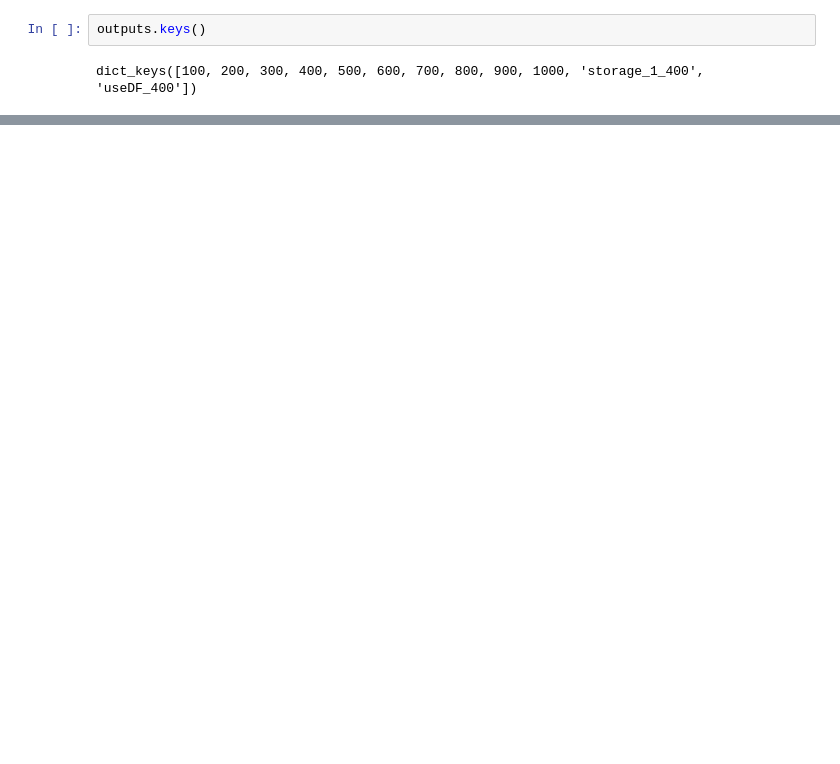
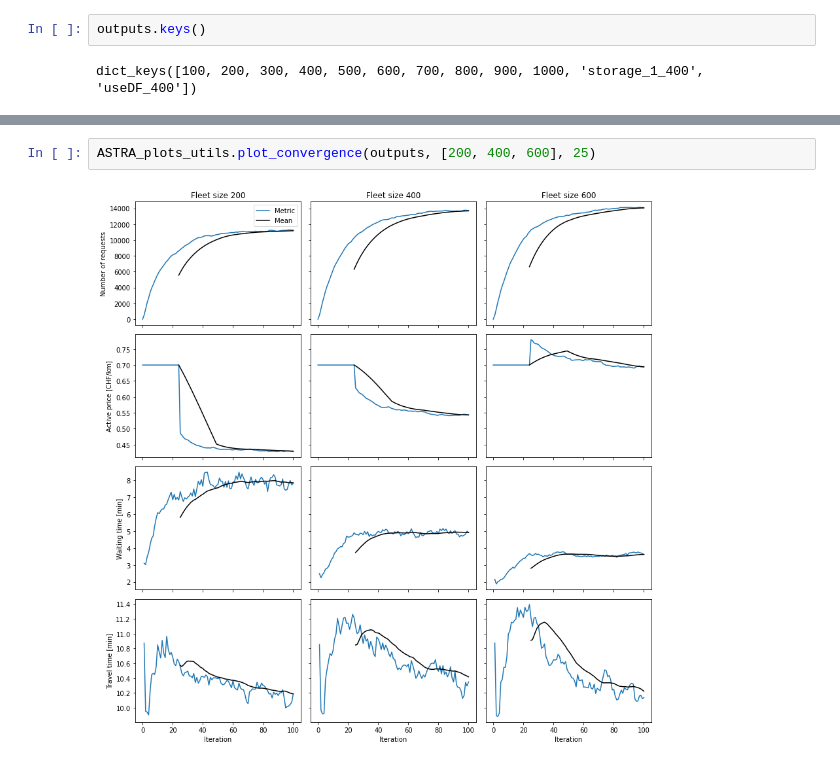
Before and after one commit to Sx-ETH/eqasim-java, a Jupyter notebook: switzerland/Analysis_notebooks/ASTRA_zurich_30km_paper.ipynb, the cells around one changed output, grey strips where cells are left out. Saved outputs shown, nothing was run; the diff lists cells and outputs as text; blank space fills up the shorter version.

```diff
--- a/switzerland/Analysis_notebooks/ASTRA_zurich_30km_paper.ipynb
+++ b/switzerland/Analysis_notebooks/ASTRA_zurich_30km_paper.ipynb
@@ -293,0 +45,4 @@ plot_distance_distribution(outputs, distance_bin_m=250)
+# %%
+ASTRA_plots_utils.plot_convergence(outputs, [200, 400, 600], 25)
+# %% [output]
+[figure, added]
```
Also changed, not shown: parts of 26 cells of this notebook, 2 other files.
